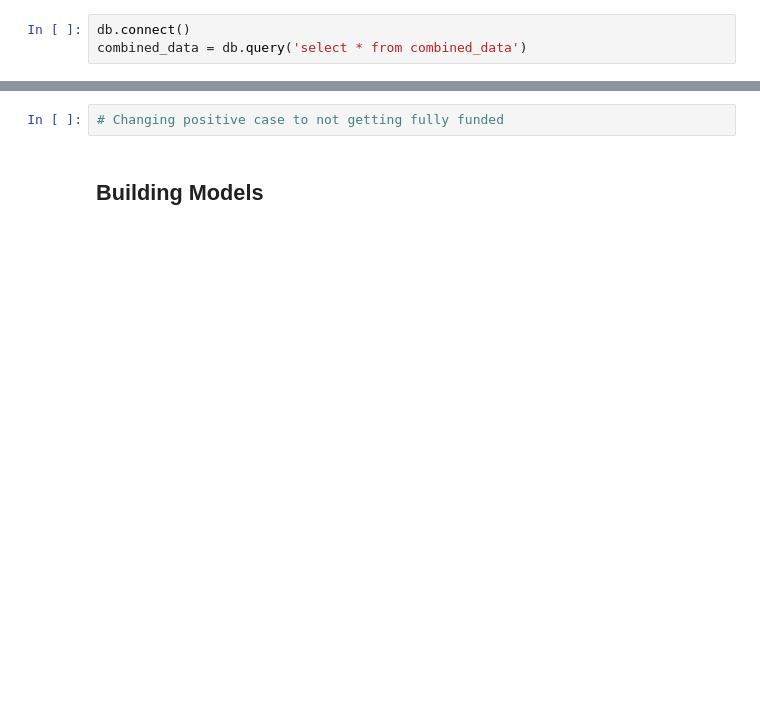
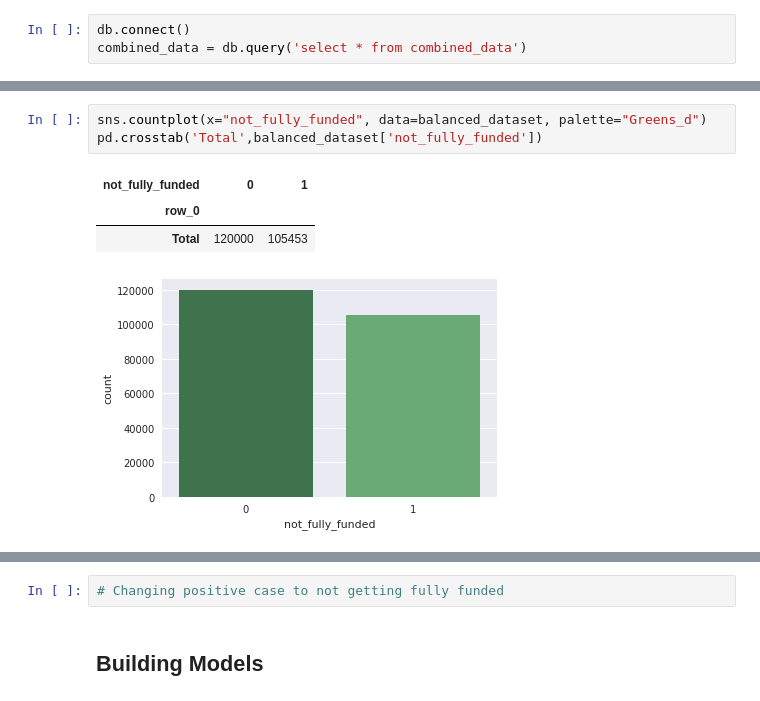
Before and after one commit to vidal-anguiano/Machine-Learning-for-Public-Policy, a Jupyter notebook: Assignment 3/notebooks/Assignment 3.ipynb, the cells around one changed output, grey strips where cells are left out. Cells and saved outputs as stored; diff of their text form; blank space fills up the shorter version.

```diff
--- a/Assignment 3/notebooks/Assignment 3.ipynb
+++ b/Assignment 3/notebooks/Assignment 3.ipynb
@@ -162,0 +157,8 @@ combined_data = db.query('select * from combined_data')
+# %%
+sns.countplot(x="not_fully_funded", data=balanced_dataset, palette="Greens_d")
+pd.crosstab('Total',balanced_dataset['not_fully_funded'])
+# %% [output]
+| not_fully_funded | 0 | 1 |
+| row_0 |  |  |
+| Total | 120000 | 105453 |
+[figure, added]
```
Also changed, not shown: parts of 46 cells of this notebook.
